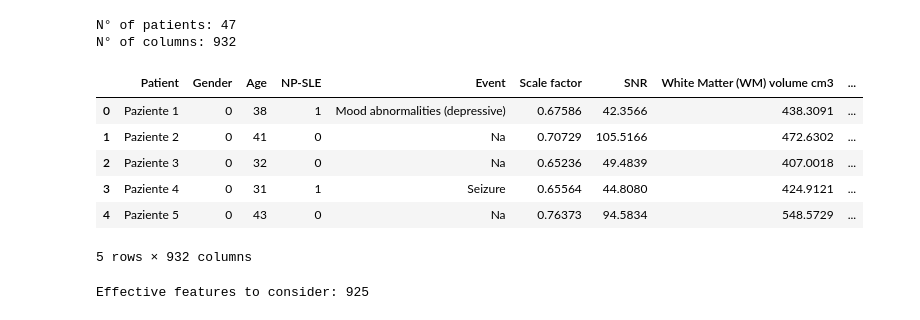
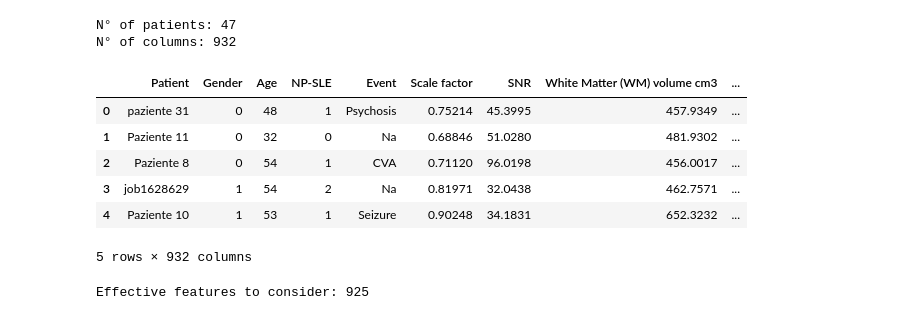
Before and after one commit to Sebarz98/NeuroLupus_ML, a Jupyter notebook: Random_Forest_Class.ipynb, the cells around one changed output. Drawn from its saved outputs; the diff is of its cells as text; code cells hidden in the pictures.

```diff
--- a/Random_Forest_Class.ipynb
+++ b/Random_Forest_Class.ipynb
@@ -40,21 +44,22 @@ import matplotlib.pyplot as plt
 # %%
 # Load Dataset
-
-file_path = "data"
+file_path = "/Users/Sebastiano/ML_MRI copy.xlsx"
 df = pd.read_excel(file_path)
 
+df = shuffle(df)
+df.reset_index(inplace=True, drop=True)
 print("N° of patients: {}".format(len(df)))
 print("N° of columns: {}".format(df.shape[1]))
 df.head()
 # %% [output]
 N° of patients: 47
 N° of columns: 932
 |  | Patient | Gender | Age | NP-SLE | Event | Scale factor | SNR | White Matter (WM) volume cm3 | ... |
-| 0 | Paziente 1 | 0 | 38 | 1 | Mood abnormalities (depressive) | 0.67586 | 42.3566 | 438.3091 | ... |
-| 1 | Paziente 2 | 0 | 41 | 0 | Na | 0.70729 | 105.5166 | 472.6302 | ... |
-| 2 | Paziente 3 | 0 | 32 | 0 | Na | 0.65236 | 49.4839 | 407.0018 | ... |
-| 3 | Paziente 4 | 0 | 31 | 1 | Seizure | 0.65564 | 44.8080 | 424.9121 | ... |
-| 4 | Paziente 5 | 0 | 43 | 0 | Na | 0.76373 | 94.5834 | 548.5729 | ... |
+| 0 | paziente 31 | 0 | 48 | 1 | Psychosis | 0.75214 | 45.3995 | 457.9349 | ... |
+| 1 | Paziente 11 | 0 | 32 | 0 | Na | 0.68846 | 51.0280 | 481.9302 | ... |
+| 2 | Paziente 8 | 0 | 54 | 1 | CVA | 0.71120 | 96.0198 | 456.0017 | ... |
+| 3 | job1628629 | 1 | 54 | 2 | Na | 0.81971 | 32.0438 | 462.7571 | ... |
+| 4 | Paziente 10 | 1 | 53 | 1 | Seizure | 0.90248 | 34.1831 | 652.3232 | ... |
 5 rows × 932 columns
 # %%
 # Drop unwanted columns
```
Also changed, not shown: parts of 13 cells of this notebook, 6 other files.
